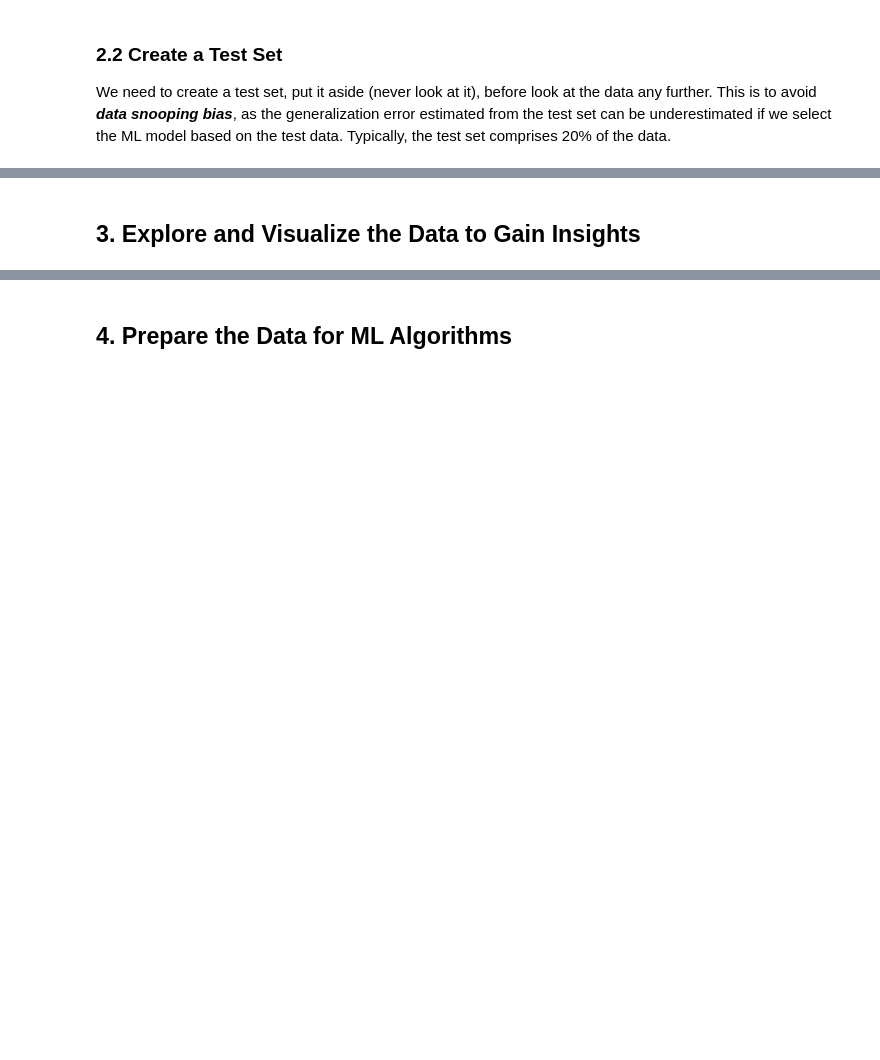
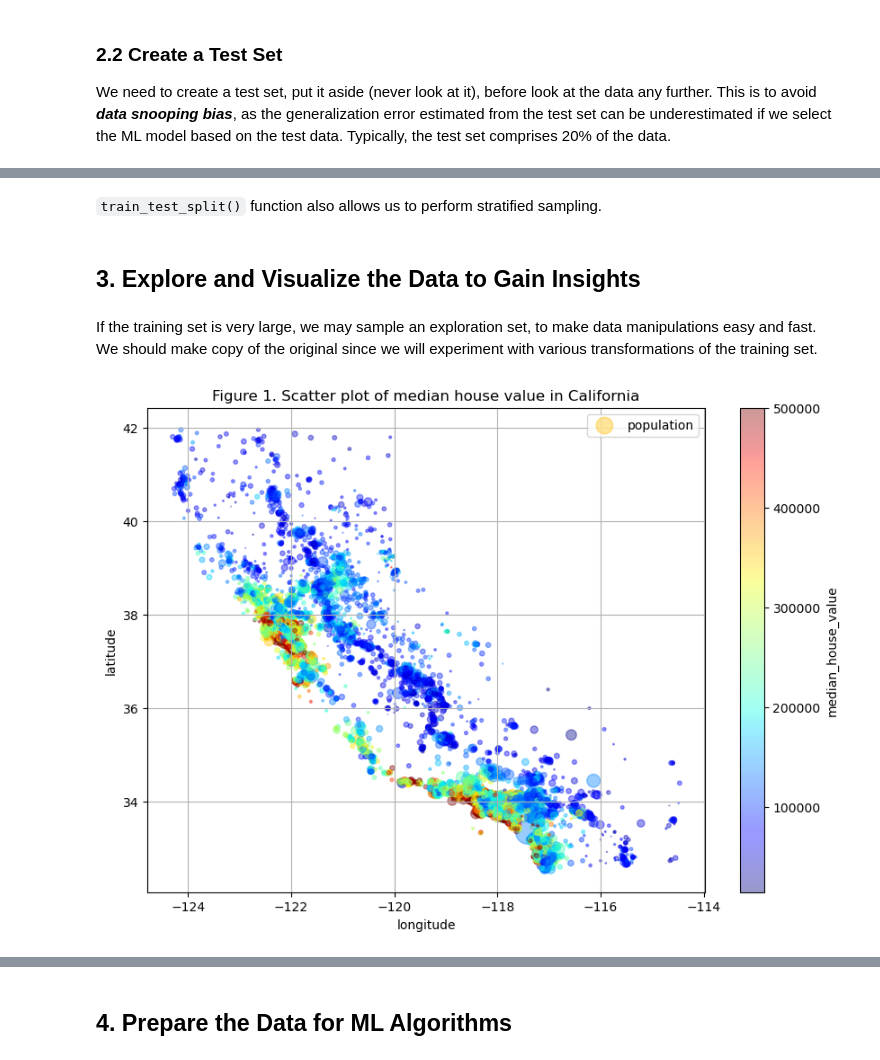
Before and after one commit to JinDai666/Hands-On-ML-Notes, a Jupyter notebook: ch02-end-to-end-ml-project/ch02_end-to-end-ml-project.ipynb, the cells around one changed output, grey strips where cells are left out. Saved outputs shown, nothing was run; the diff lists cells and outputs as text; code cells hidden in the pictures; blank space fills up the shorter version.

Commit message:
ch02: WIP - prepare the data for ml algorithms

```diff
--- a/ch02-end-to-end-ml-project/ch02_end-to-end-ml-project.ipynb
+++ b/ch02-end-to-end-ml-project/ch02_end-to-end-ml-project.ipynb
@@ -156,0 +144,9 @@ train_set, test_set = split_data_with_id_hash(housing_with_id, 0.2, "index")
+# %%
+from zlib import crc32
+
+def train_test_set(df, train_ratio):
+    df_index = df.reset_index()
+    in_train_set = df_index['index'].apply(lambda id_: crc32(str(id_).encode('utf-8')) <= train_ratio * 2**32)
+    return df.loc[in_train_set], df.loc[~in_train_set]
+
+train_set, test_set = train_test_set(housing_full, 0.8)
@@ -156,0 +170,2 @@ train_set, test_set = split_data_with_id_hash(housing_with_id, 0.2, "index")
+# %% [markdown]
+`train_test_split()` function also allows us to perform stratified sampling.
@@ -157,2 +179,18 @@ train_set, test_set = split_data_with_id_hash(housing_with_id, 0.2, "index")
 # %% [markdown]
 ## 3. Explore and Visualize the Data to Gain Insights
+# %% [markdown]
+If the training set is very large, we may sample an exploration set, to make data manipulations easy and fast.
+<br>
+We should make copy of the original since we will experiment with various transformations of the training set.
+# %%
+housing = train_set.copy()
+# %%
+plt.close('all')
+housing.plot(kind = 'scatter', x = 'longitude', y = 'latitude', alpha = 0.4,
+             s = housing['population'] / 100, label = 'population',
+             c = 'median_house_value', cmap = plt.get_cmap('jet'), colorbar = True,
+             grid = True, figsize = (10, 7),
+             title = 'Figure 1. Scatter plot of median house value in California')
+plt.show()
+# %% [output]
+[figure, added]
```
Also changed, not shown: parts of 18 cells of this notebook.
